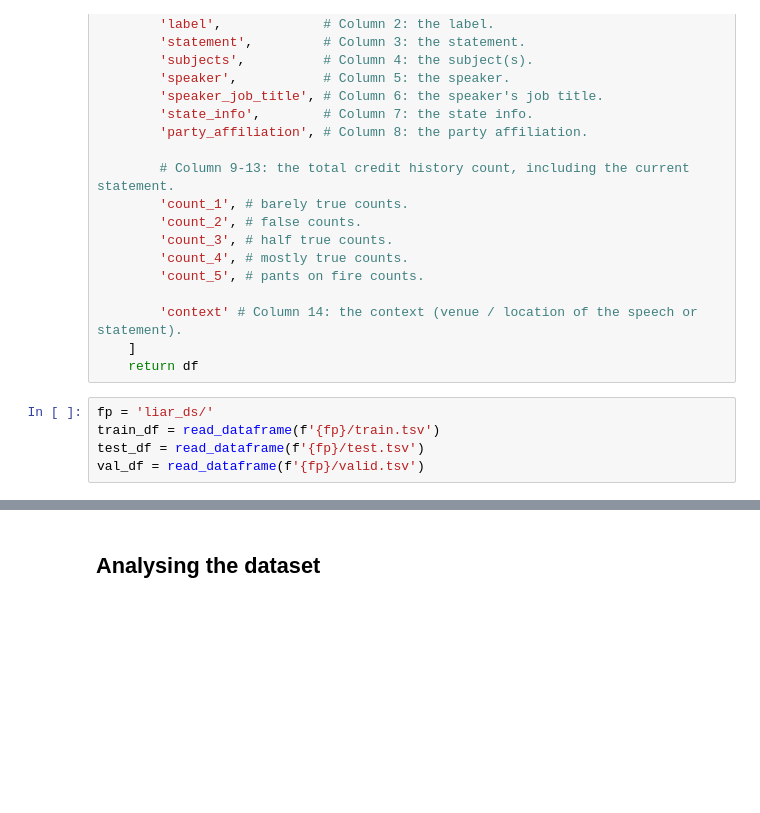
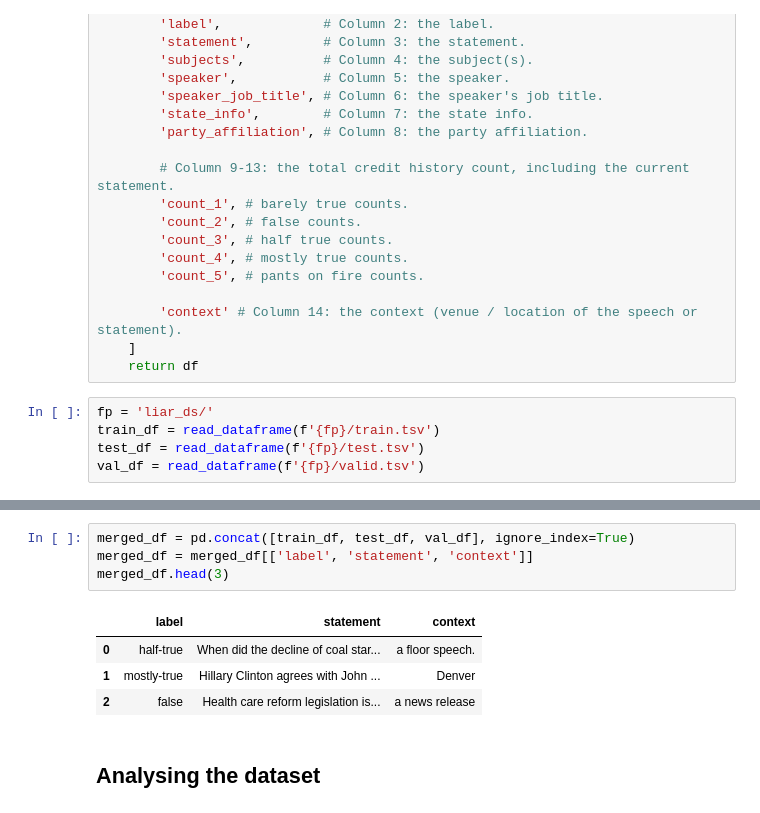
Before and after one commit to phon1e/phon1e, a Jupyter notebook: NLP/main_module/TEST01.ipynb, the cells around one changed output, grey strips where cells are left out. Drawn from its saved outputs; the diff is of its cells as text; blank space fills up the shorter version.

```diff
--- a/NLP/main_module/TEST01.ipynb
+++ b/NLP/main_module/TEST01.ipynb
@@ -174,6 +174,15 @@ train_df.head(3)
 | 0 | 10540.json | half-true | When did the decline of coal star... | energy,history,job-accomplishments | scott-surovell | State delegate | Virginia | democrat | ... |
 | 1 | 324.json | mostly-true | Hillary Clinton agrees with John ... | foreign-policy | barack-obama | President | Illinois | democrat | ... |
 | 2 | 1123.json | false | Health care reform legislation is... | health-care | blog-posting |  |  | none | ... |
+# %%
+merged_df = pd.concat([train_df, test_df, val_df], ignore_index=True)
+merged_df = merged_df[['label', 'statement', 'context']]
+merged_df.head(3)
+# %% [output]
+|  | label | statement | context |
+| 0 | half-true | When did the decline of coal star... | a floor speech. |
+| 1 | mostly-true | Hillary Clinton agrees with John ... | Denver |
+| 2 | false | Health care reform legislation is... | a news release |
 # %% [markdown]
 ## Analysing the dataset
 # %%
```
Also changed, not shown: parts of 16 cells of this notebook.
